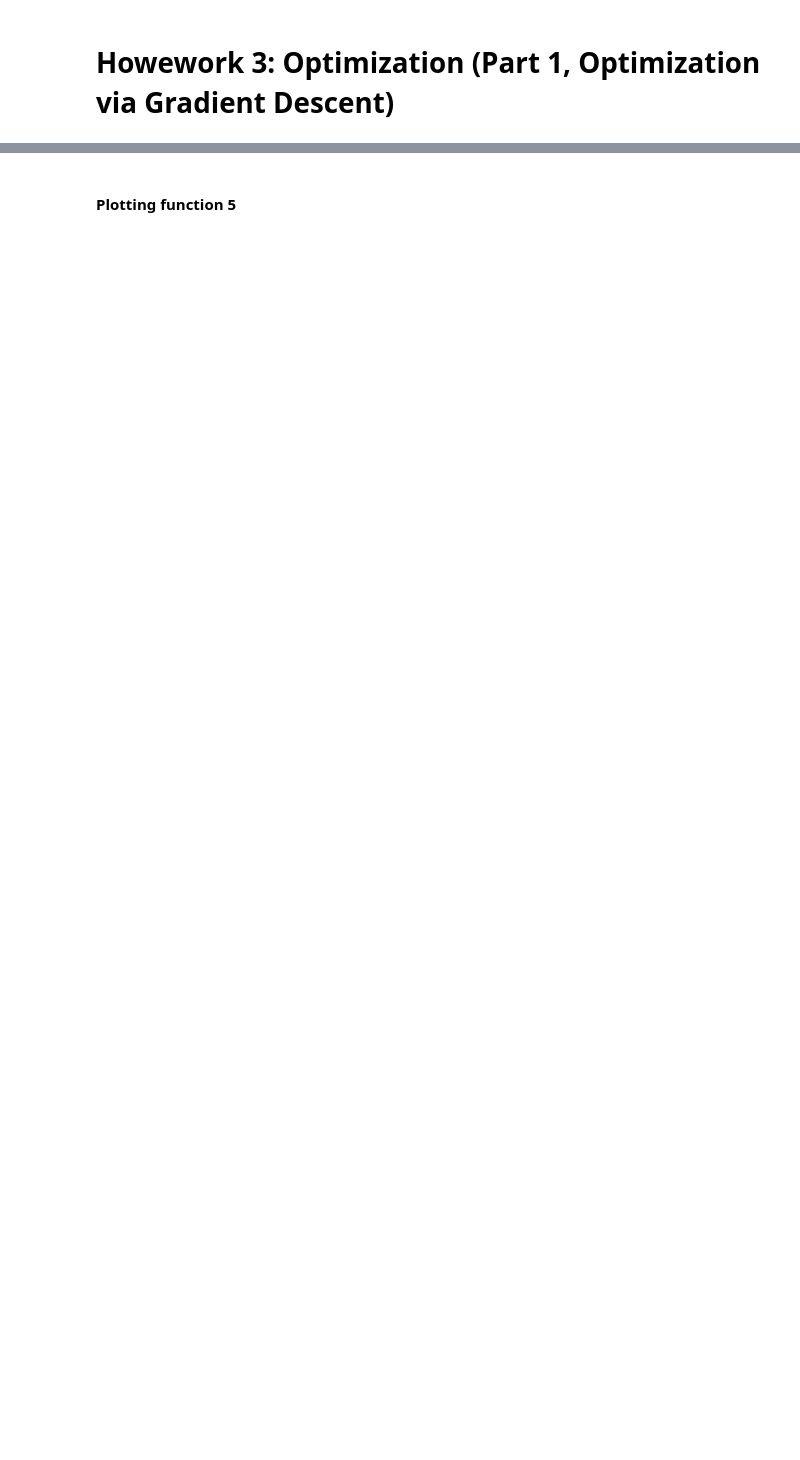
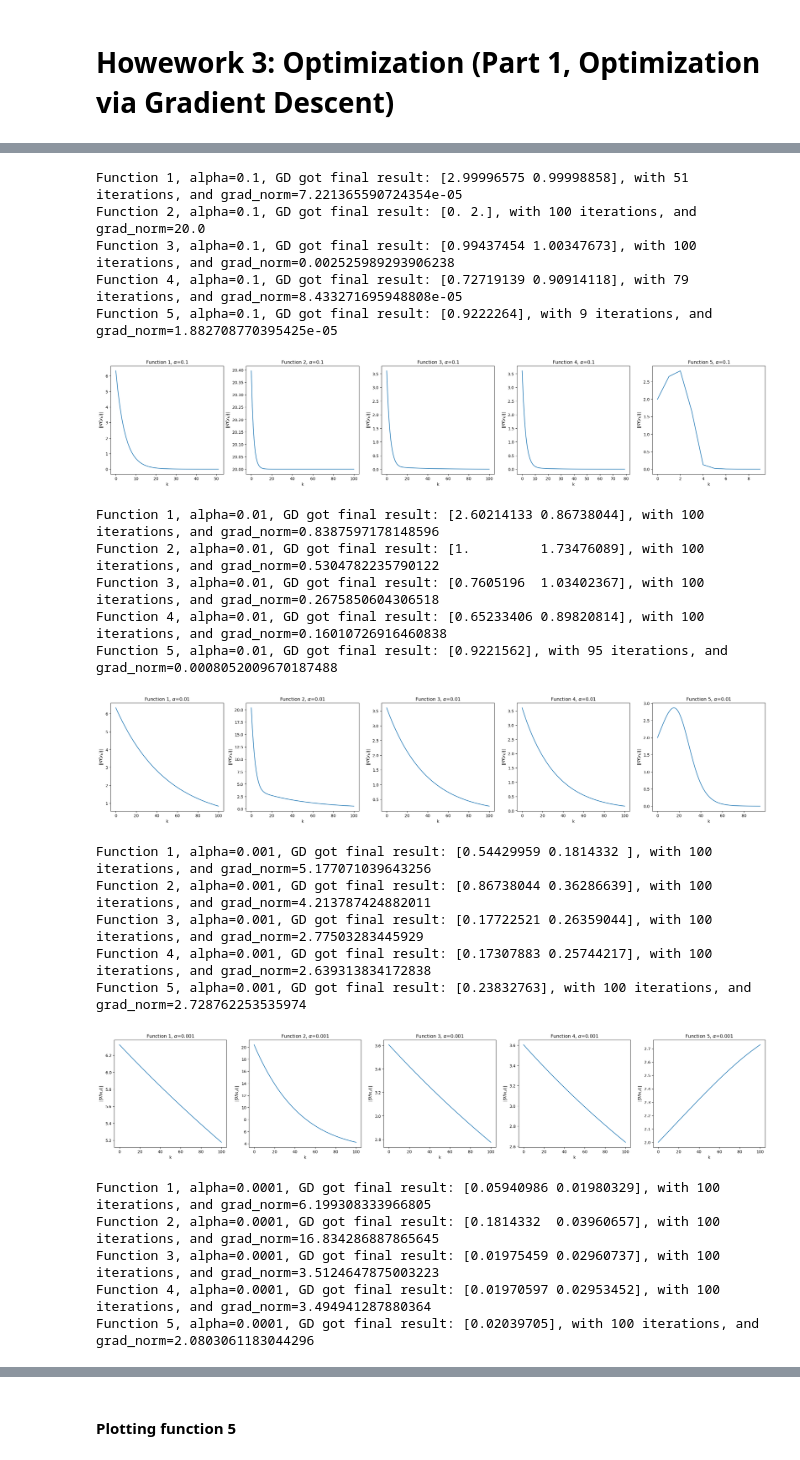
Before and after one commit to AngeloGalav/statistical-and-mathematical-methods, a Jupyter notebook: hw3/1_optimization_gd.ipynb, the cells around one changed output, grey strips where cells are left out. Saved outputs shown, nothing was run; the diff lists cells and outputs as text; code cells hidden in the pictures; blank space fills up the shorter version.

```diff
--- a/hw3/1_optimization_gd.ipynb
+++ b/hw3/1_optimization_gd.ipynb
@@ -124,6 +117,0 @@ print(fn3(x))
-# %%
-x0 = np.zeros(2)
-kmax = 100
-tolf = tolx = 1e-5
-alpha = 0.1
-x_k_history, k, f_val_history, grad_norm_history = gradient_descent(fn1, grad_fn1, x0, alpha, kmax, tolx, tolf)
@@ -148,0 +120,56 @@ def plot_functions(norms, norms_bt):
+# %%
+from functools import partial
+
+x0 = np.zeros(2)
+kmax = 100
+tolf = tolx = 1e-5
+alphas = [0.1, 0.01, 0.001, 0.0001]
+
+lambda_fixed = 0.5
+
+functions = [(fn1, grad_fn1),
+    (fn2, grad_fn2),
+    (fn3, grad_fn3),
+    (partial(fn4, lambda_reg=lambda_fixed), partial(grad_fn4, lambda_reg=lambda_fixed)),
+    (fn5, grad_fn5)]
+
+
+for alpha in alphas:
+    fig, axs = plt.subplots(ncols=5, figsize=(30, 5))
+    for i, (f, grad_f) in enumerate(functions):
+        if i < 4 :
+            x_k_history, k, f_val_history, grad_norm_history = gradient_descent(f, grad_f, x0, alpha, kmax, tolx, tolf)
+        else:
+            x_k_history, k, f_val_history, grad_norm_history = gradient_descent(f, grad_f, np.zeros(1), alpha, kmax, tolx, tolf)
+        print(f"Function {i+1}, alpha={alpha}, GD got final result: {x_k_history[-1]}, with {k} iterations, and grad_norm={grad_norm_history[-1]}")
+        ax = axs[i]
+        ax.plot(grad_norm_history)
+        ax.set_title(rf'Function {i+1}, $\alpha$={alpha}')
+        ax.set_xlabel('k')
+        ax.set_ylabel(r'$||\nabla f(x_k)||$')
+    print("\n")
+    plt.show()
+# %% [output]
+Function 1, alpha=0.1, GD got final result: [2.99996575 0.99998858], with 51 iterations, and grad_norm=7.221365590724354e-05
+Function 2, alpha=0.1, GD got final result: [0. 2.], with 100 iterations, and grad_norm=20.0
+Function 3, alpha=0.1, GD got final result: [0.99437454 1.00347673], with 100 iterations, and grad_norm=0.002525989293906238
+Function 4, alpha=0.1, GD got final result: [0.72719139 0.90914118], with 79 iterations, and grad_norm=8.433271695948808e-05
+Function 5, alpha=0.1, GD got final result: [0.9222264], with 9 iterations, and grad_norm=1.882708770395425e-05
+[figure, added]
+Function 1, alpha=0.01, GD got final result: [2.60214133 0.86738044], with 100 iterations, and grad_norm=0.8387597178148596
+Function 2, alpha=0.01, GD got final result: [1.         1.73476089], with 100 iterations, and grad_norm=0.5304782235790122
+Function 3, alpha=0.01, GD got final result: [0.7605196  1.03402367], with 100 iterations, and grad_norm=0.2675850604306518
+Function 4, alpha=0.01, GD got final result: [0.65233406 0.89820814], with 100 iterations, and grad_norm=0.16010726916460838
+Function 5, alpha=0.01, GD got final result: [0.9221562], with 95 iterations, and grad_norm=0.0008052009670187488
+[figure, added]
+Function 1, alpha=0.001, GD got final result: [0.54429959 0.1814332 ], with 100 iterations, and grad_norm=5.177071039643256
+Function 2, alpha=0.001, GD got final result: [0.86738044 0.36286639], with 100 iterations, and grad_norm=4.213787424882011
+Function 3, alpha=0.001, GD got final result: [0.17722521 0.26359044], with 100 iterations, and grad_norm=2.77503283445929
+Function 4, alpha=0.001, GD got final result: [0.17307883 0.25744217], with 100 iterations, and grad_norm=2.639313834172838
+Function 5, alpha=0.001, GD got final result: [0.23832763], with 100 iterations, and grad_norm=2.728762253535974
+[figure, added]
+Function 1, alpha=0.0001, GD got final result: [0.05940986 0.01980329], with 100 iterations, and grad_norm=6.199308333966805
+Function 2, alpha=0.0001, GD got final result: [0.1814332  0.03960657], with 100 iterations, and grad_norm=16.834286887865645
+Function 3, alpha=0.0001, GD got final result: [0.01975459 0.02960737], with 100 iterations, and grad_norm=3.5124647875003223
+Function 4, alpha=0.0001, GD got final result: [0.01970597 0.02953452], with 100 iterations, and grad_norm=3.494941287880364
+Function 5, alpha=0.0001, GD got final result: [0.02039705], with 100 iterations, and grad_norm=2.0803061183044296
```
Also changed, not shown: parts of 25 cells of this notebook.
